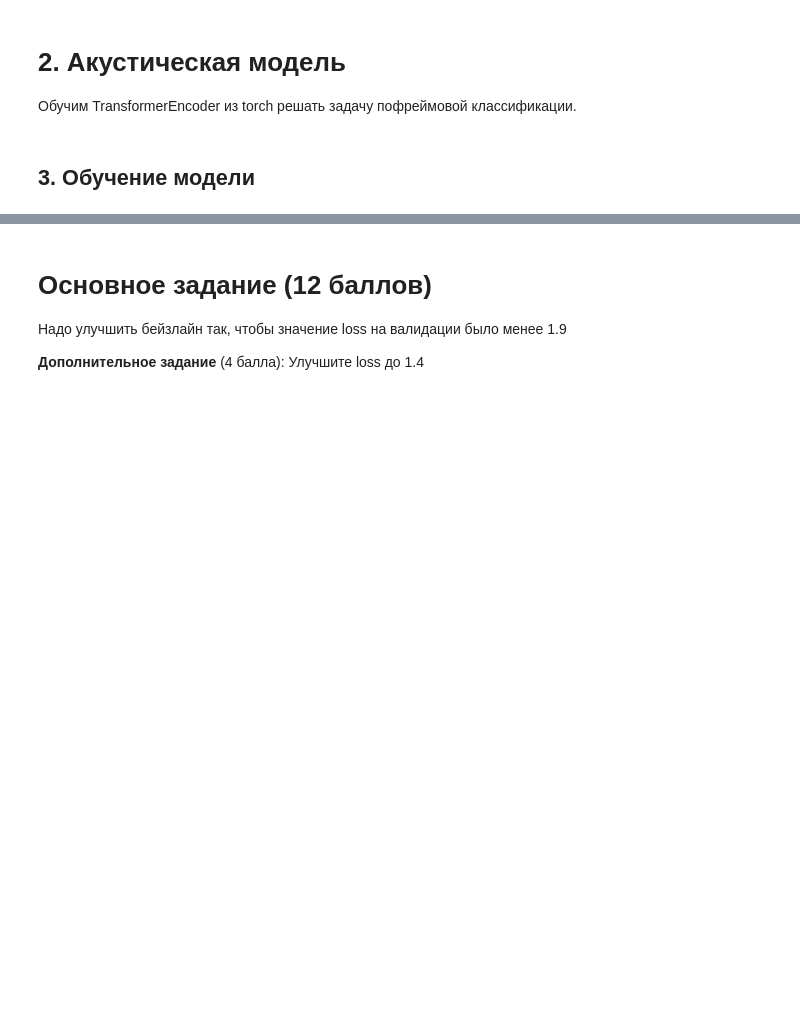
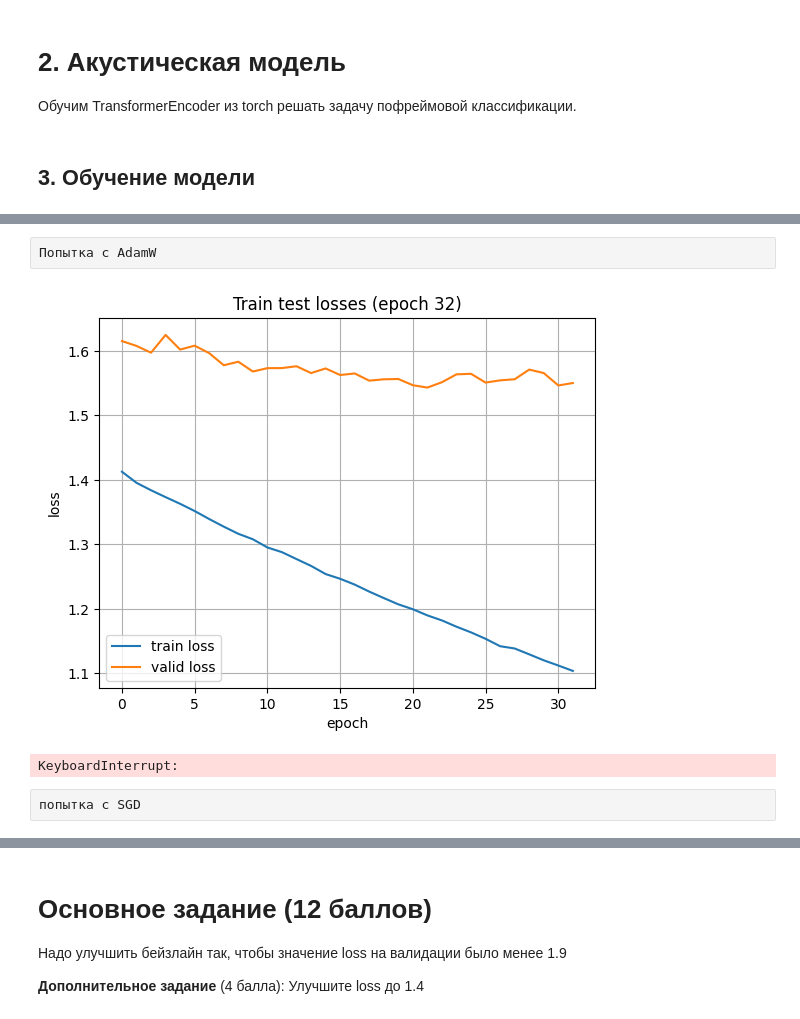
Before and after one commit to medbar/asr_itmo_practice, a Jupyter notebook: asr_lab3.ipynb, the cells around one changed output, grey strips where cells are left out. Cells and saved outputs as stored; diff of their text form; code cells hidden in the pictures; blank space fills up the shorter version.

```diff
--- a/asr_lab3.ipynb
+++ b/asr_lab3.ipynb
@@ -666,0 +667,43 @@ results = experiment()
+# %% [raw]
+Попытка с AdamW
+# %%
+from torch.optim import AdamW
+
+def experiment3():
+    fe = FeatureExtractor()
+    test_dataset = FeatsPhoneDataset('timit/data/TEST/', feature_extractor=fe, phone2id=PHONE2ID)
+    train_dataset = FeatsPhoneDataset('timit/data/TRAIN/', feature_extractor=fe, phone2id=PHONE2ID)
+
+    train_dataloader = torch.utils.data.DataLoader(
+        train_dataset,
+        batch_size=8,
+        num_workers=8,
+        collate_fn=train_dataset.collate_pad,
+        shuffle=True)
+
+    test_dataloader = torch.utils.data.DataLoader(
+        test_dataset,
+        batch_size=1,
+        num_workers=0,
+        collate_fn=test_dataset.collate_pad,
+        shuffle=False)
+
+    # Загрузка предварительно обученной модели
+    trainer = torch.load('baseline.trainer').to('cuda')
+
+    optimizer = AdamW(trainer.model.parameters(),
+                  lr=1e-4,  # начальный learning rate
+                  betas=(0.9, 0.999),  # бета-коэффициенты
+                  eps=1e-8,  # стабилизация для предотвращения деления на ноль
+                  weight_decay=0.01)  # коэффициент weight decay для регуляризации
+
+    trainer.optimizer = optimizer
+
+    trainer.fit(train_dataloader, epochs=55, valid_dataloader=test_dataloader, plot_losses=True)
+
+    return trainer.to('cpu')
+# %% [output]
+[figure, added]
+KeyboardInterrupt:
+# %% [raw]
+попытка с SGD
```
Also changed, not shown: parts of 10 cells of this notebook, 2 other files.
